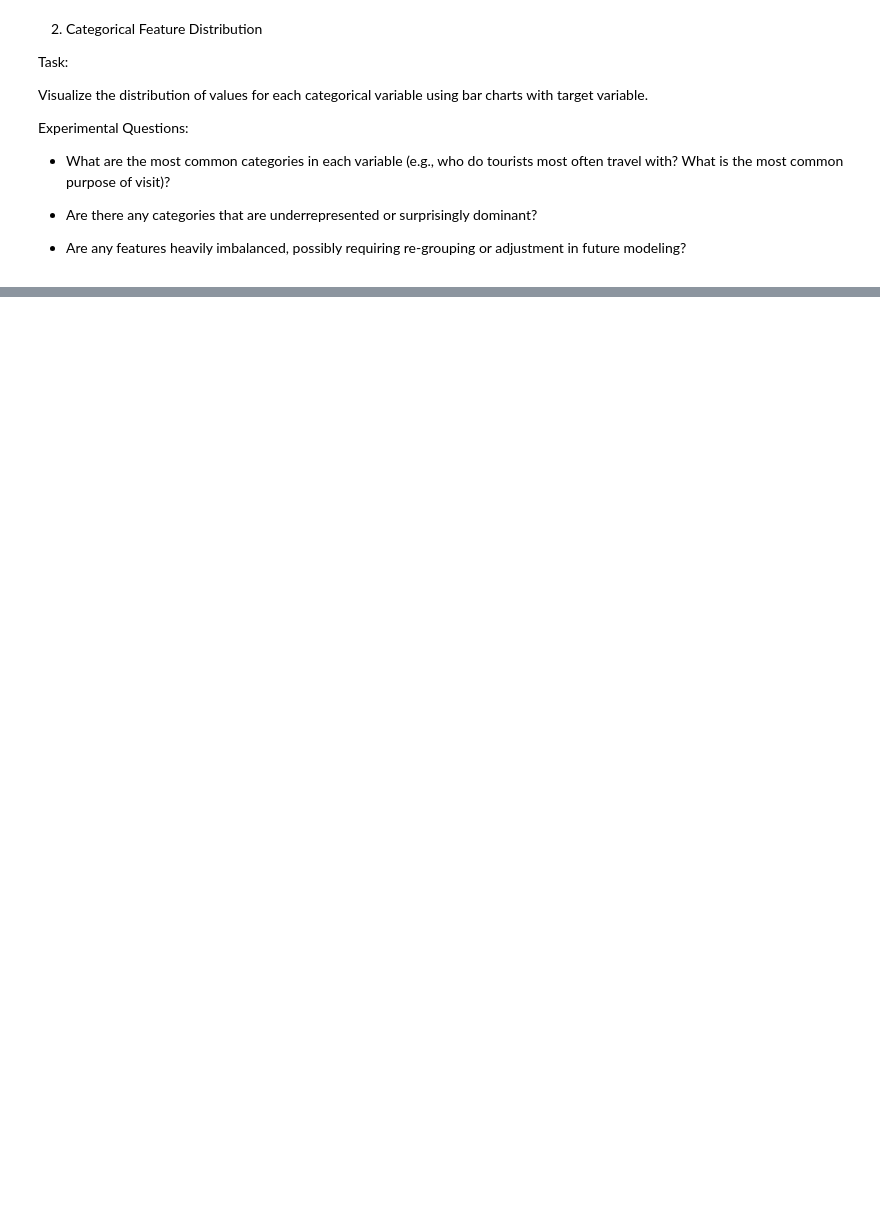
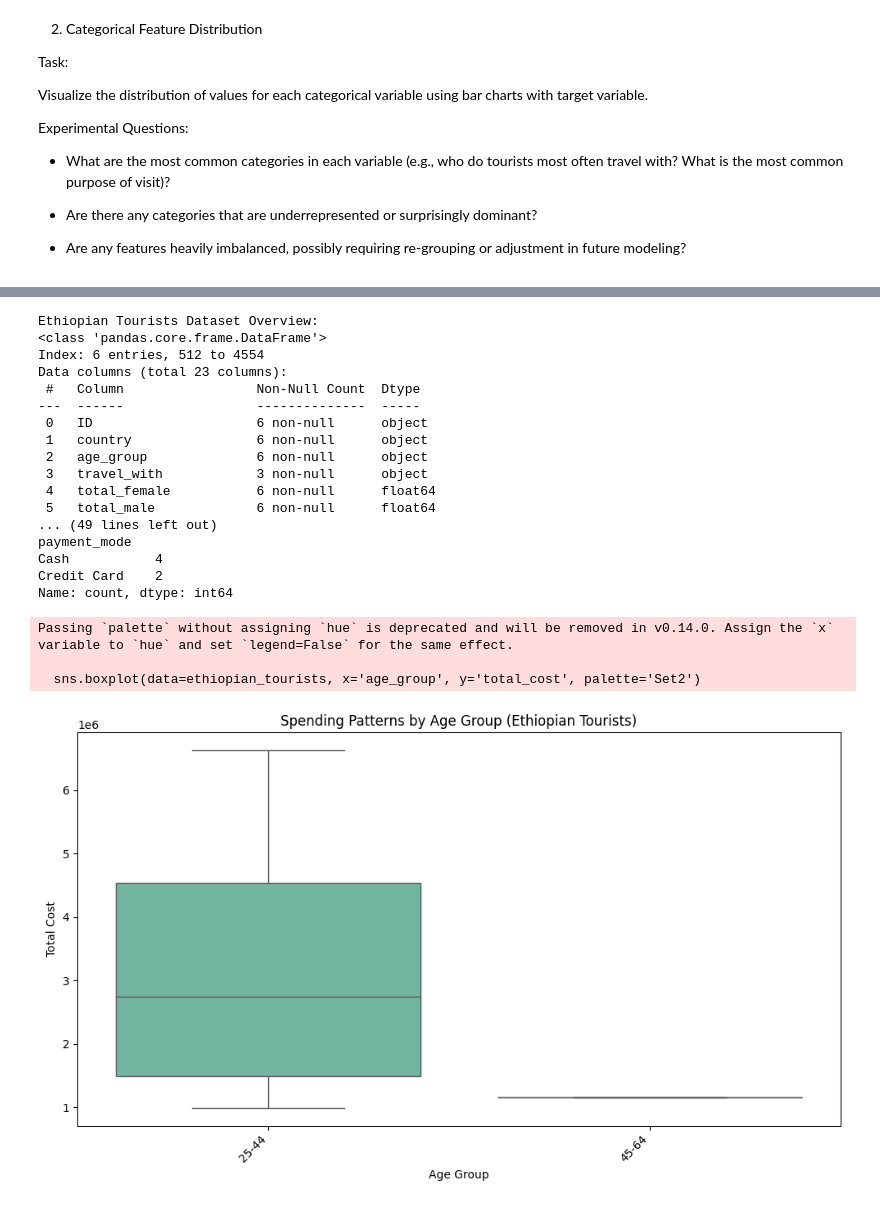
Before and after one commit to AbdiD21/DataScienceBootCamp.JupyterNotebook, a Jupyter notebook: projects/Tanzania Tourism Prediction/Tanzania Tourism Prediction.ipynb, the cells around one changed output, grey strips where cells are left out. Cells and saved outputs as stored; diff of their text form; code cells hidden in the pictures; blank space fills up the shorter version.

```diff
--- a/projects/Tanzania Tourism Prediction/Tanzania Tourism Prediction.ipynb
+++ b/projects/Tanzania Tourism Prediction/Tanzania Tourism Prediction.ipynb
@@ -237,41 +222,61 @@ To perform a subset analysis for Ethiopian tourists, you can filter the dataset
 # %%
 # Filter the dataset for Ethiopian tourists
-ethiopian_tourists = df[df['nationality'] == 'Ethiopia']
+ethiopian_tourists = df[df['country'] == 'ETHIOPIA']
 
-# 1. Analyze common age groups, travel companions, and purposes of visit
-print("Age Group Distribution:")
+# Display basic information about the subset
+print("Ethiopian Tourists Dataset Overview:")
+print(ethiopian_tourists.info())
+
+# Analyze the most common age groups, travel companions, and purposes of visit
+print("\nMost Common Age Groups:")
 print(ethiopian_tourists['age_group'].value_counts())
 
-print("\nTravel Companions Distribution:")
+print("\nMost Common Travel Companions:")
 print(ethiopian_tourists['travel_with'].value_counts())
 
-print("\nPurpose of Visit Distribution:")
+print("\nMost Common Purposes of Visit:")
 print(ethiopian_tourists['purpose'].value_counts())
 
-# 2. Compare spending patterns of Ethiopian tourists to the overall dataset
-plt.figure(figsize=(10, 6))
-sns.boxplot(data=df, x='nationality', y='total_cost', showfliers=False)
-plt.title('Spending Patterns: Ethiopian Tourists vs. Overall')
-plt.xlabel('Nationality')
-plt.ylabel('Total Cost')
-plt.xticks(rotation=45)
-plt.show()
+# Compare spending patterns
+print("\nSpending Pattern Comparison:")
+print("Average Total Cost (Ethiopian Tourists):", ethiopian_tourists['total_cost'].mean())
+print("Average Total Cost (Overall):", df['total_cost'].mean())
 
-
-# 3. Analyze preferred activities and payment methods
-print("\nMain Activities Distribution:")
+# Analyze preferred activities and payment methods
+print("\nPreferred Main Activities:")
 print(ethiopian_tourists['main_activity'].value_counts())
 
-print("\nPayment Methods Distribution:")
+print("\nPreferred Payment Methods:")
 print(ethiopian_tourists['payment_mode'].value_counts())
 
-# 4. Visualize unique trends or behaviors
+# Visualize spending patterns
 plt.figure(figsize=(10, 6))
-sns.countplot(data=ethiopian_tourists, x='main_activity', hue='age_group', palette='viridis')
-plt.title('Main Activities by Age Group (Ethiopian Tourists)')
+sns.boxplot(data=ethiopian_tourists, x='age_group', y='total_cost', palette='Set2')
+plt.title('Spending Patterns by Age Group (Ethiopian Tourists)')
+plt.xlabel('Age Group')
+plt.ylabel('Total Cost')
 plt.xticks(rotation=45, ha='right')
-plt.xlabel('Main Activity')
-plt.ylabel('Count')
-plt.legend(title='Age Group')
 plt.tight_layout()
 plt.show()
+# %% [output]
+Ethiopian Tourists Dataset Overview:
+<class 'pandas.core.frame.DataFrame'>
+Index: 6 entries, 512 to 4554
+Data columns (total 23 columns):
+ #   Column                 Non-Null Count  Dtype
+---  ------                 --------------  -----
+ 0   ID                     6 non-null      object
+ 1   country                6 non-null      object
+ 2   age_group              6 non-null      object
+ 3   travel_with            3 non-null      object
+ 4   total_female           6 non-null      float64
+ 5   total_male             6 non-null      float64
+... (49 lines left out)
+payment_mode
+Cash           4
+Credit Card    2
+Name: count, dtype: int64
+Passing `palette` without assigning `hue` is deprecated and will be removed in v0.14.0. Assign the `x` variable to `hue` and set `legend=False` for the same effect.
+
+  sns.boxplot(data=ethiopian_tourists, x='age_group', y='total_cost', palette='Set2')
+[figure, added]
```
Also changed, not shown: parts of 21 cells of this notebook.
